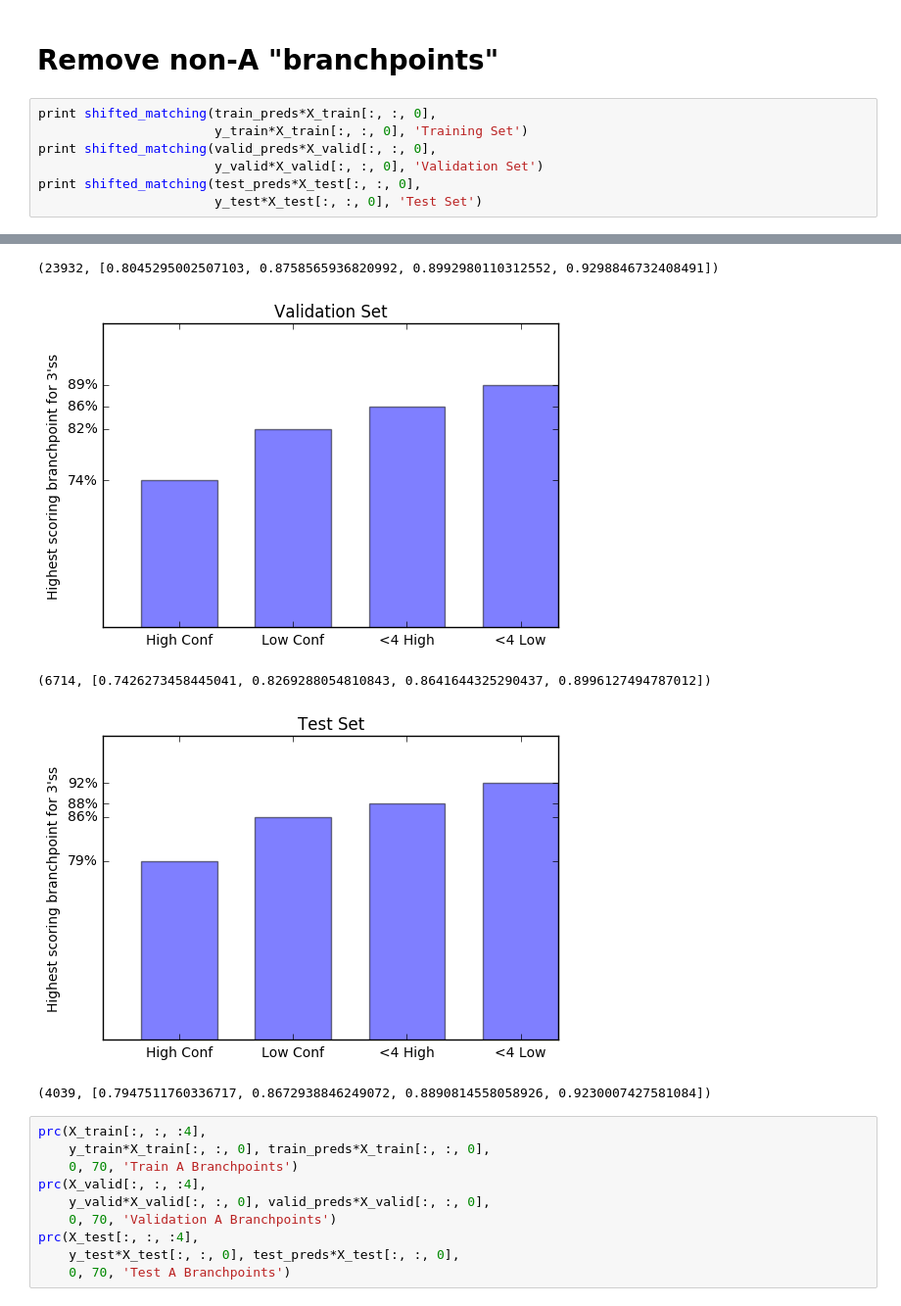
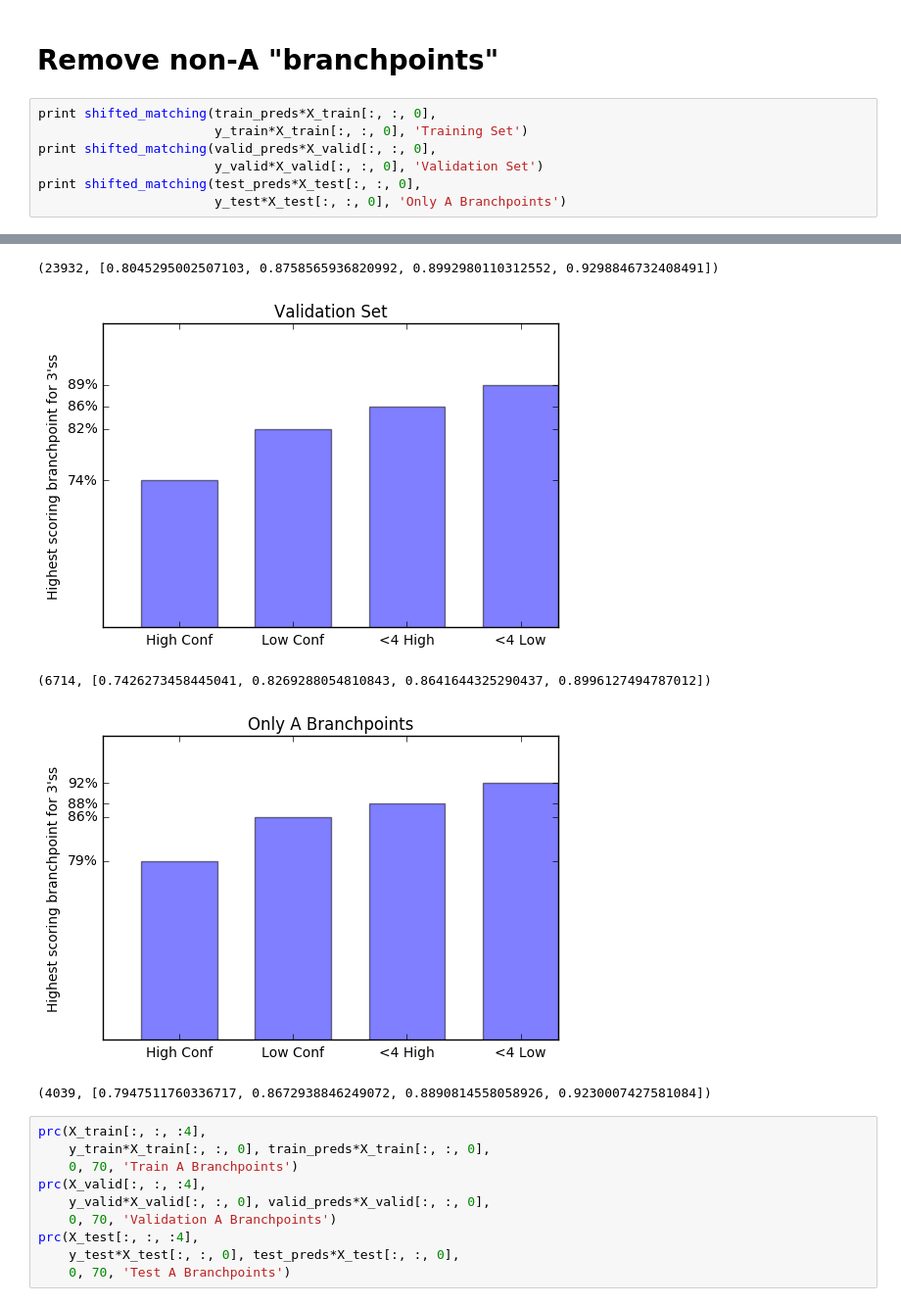
Before and after one commit to jpaggi/labranchor, a Jupyter notebook: notebooks/performance_masked.ipynb, the cells around one changed output, grey strips where cells are left out. Shown at 98% size. Saved outputs shown, nothing was run; the diff lists cells and outputs as text.

```diff
--- a/notebooks/performance_masked.ipynb
+++ b/notebooks/performance_masked.ipynb
@@ -676,16 +676,16 @@ merged_prc(X_test[:, :, :4],  y_test,  test_preds,  0, 70, 'Test')
 # %%
 print shifted_matching(train_preds*X_train[:, :, 0],
                        y_train*X_train[:, :, 0], 'Training Set')
 print shifted_matching(valid_preds*X_valid[:, :, 0],
                        y_valid*X_valid[:, :, 0], 'Validation Set')
 print shifted_matching(test_preds*X_test[:, :, 0],
-                       y_test*X_test[:, :, 0], 'Test Set')
+                       y_test*X_test[:, :, 0], 'Only A Branchpoints')
 # %% [output]
 [figure]
 (23932, [0.8045295002507103, 0.8758565936820992, 0.8992980110312552, 0.9298846732408491])
 [figure]
 (6714, [0.7426273458445041, 0.8269288054810843, 0.8641644325290437, 0.8996127494787012])
-[figure, old version]
+[figure, new version]
 (4039, [0.7947511760336717, 0.8672938846249072, 0.8890814558058926, 0.9230007427581084])
 # %%
 prc(X_train[:, :, :4],
```
Also changed, not shown: 2 other files.
